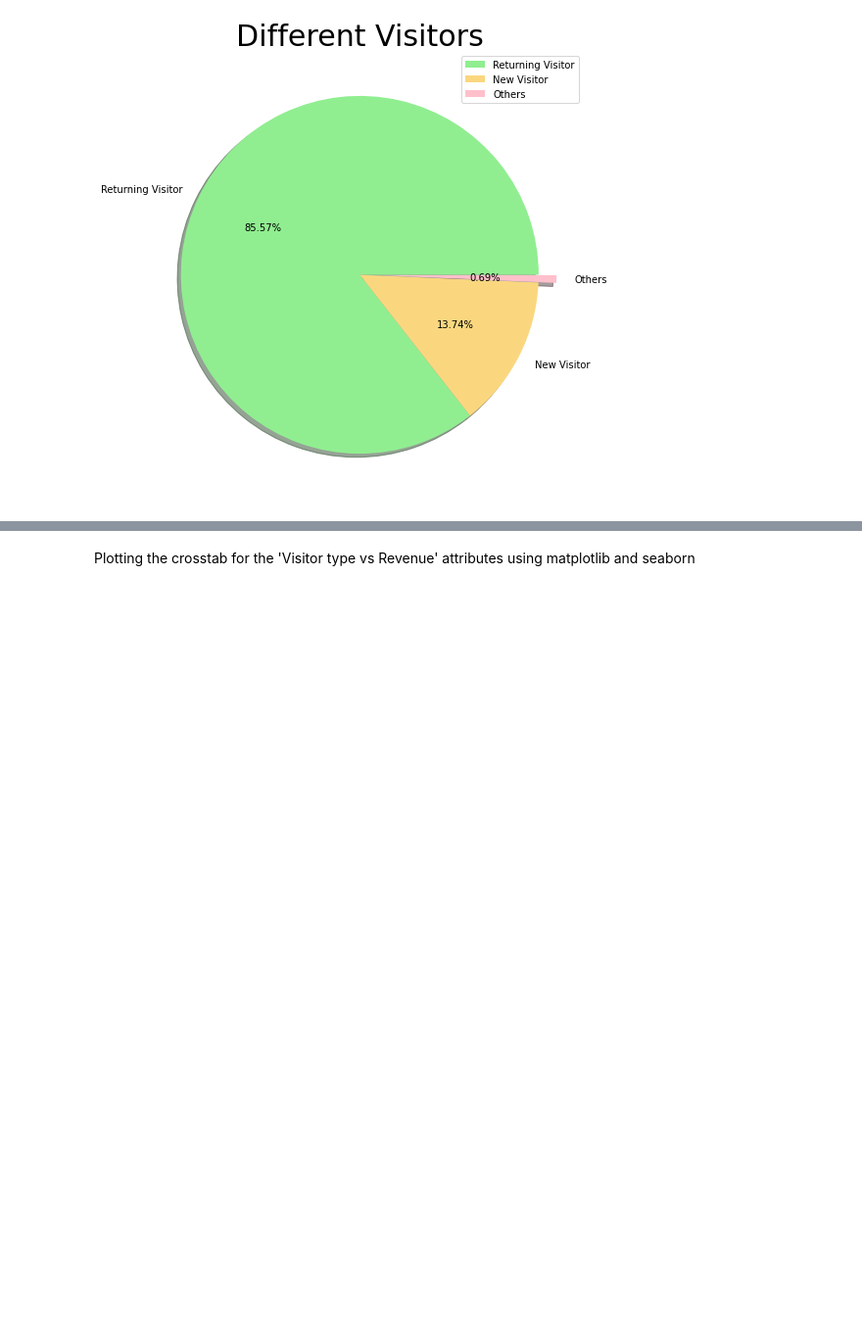
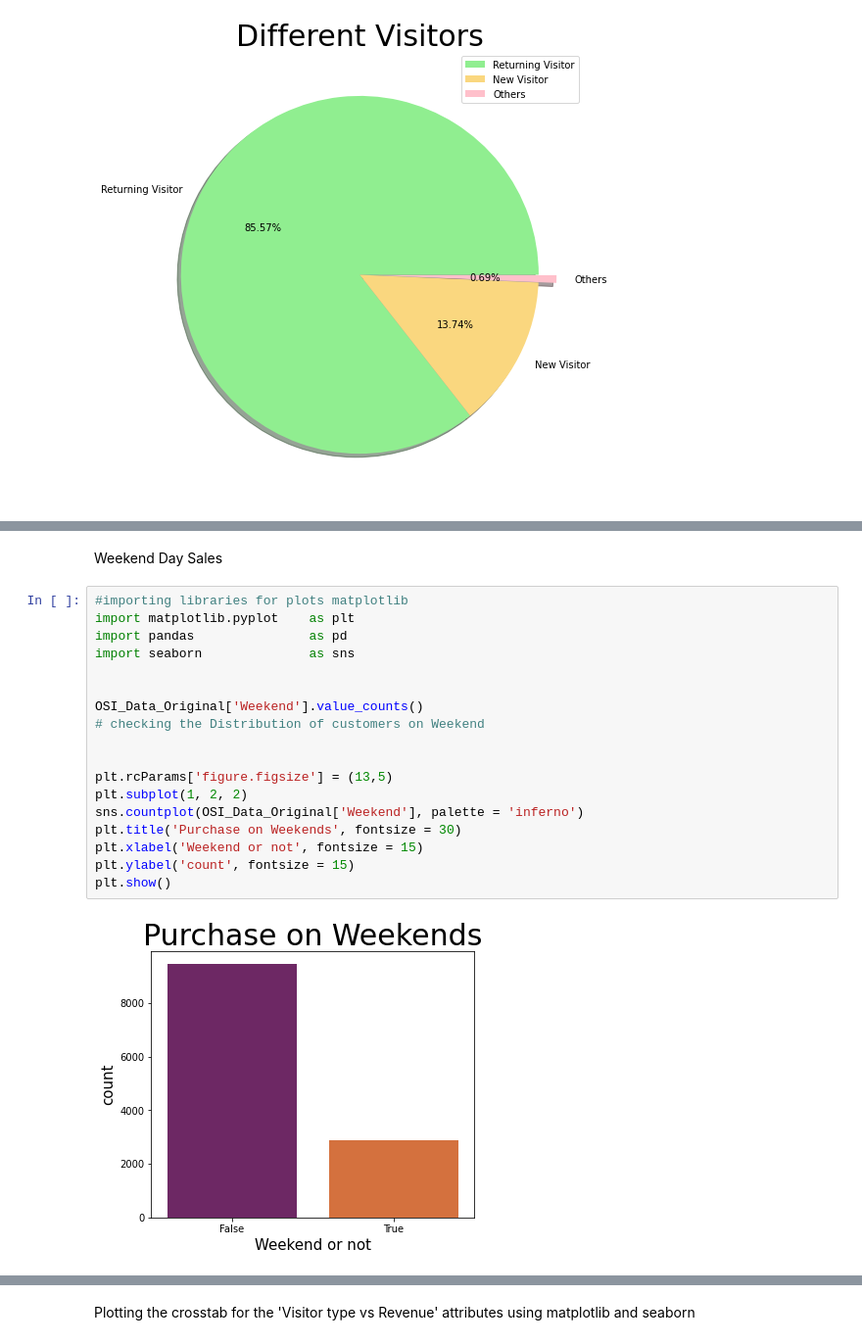
Before and after one commit to harishahamed26/online-shoppers-intension-Machine-learning, a Jupyter notebook: main.ipynb, the cells around one changed output, grey strips where cells are left out. Shown at 98% size. Cells and saved outputs as stored; diff of their text form; blank space fills up the shorter version.

```diff
--- a/main.ipynb
+++ b/main.ipynb
@@ -323,3 +326,25 @@ By observing the above information we see that the percentge of returning visito
 
 
 ---
+# %% [markdown]
+Weekend Day Sales
+# %%
+#importing libraries for plots matplotlib
+import matplotlib.pyplot    as plt
+import pandas               as pd
+import seaborn              as sns
+
+
+OSI_Data_Original['Weekend'].value_counts()
+# checking the Distribution of customers on Weekend
+
+
+plt.rcParams['figure.figsize'] = (13,5)
+plt.subplot(1, 2, 2)
+sns.countplot(OSI_Data_Original['Weekend'], palette = 'inferno')
+plt.title('Purchase on Weekends', fontsize = 30)
+plt.xlabel('Weekend or not', fontsize = 15)
+plt.ylabel('count', fontsize = 15)
+plt.show()
+# %% [output]
+[figure, added]
```
Also changed, not shown: parts of 15 cells of this notebook.
